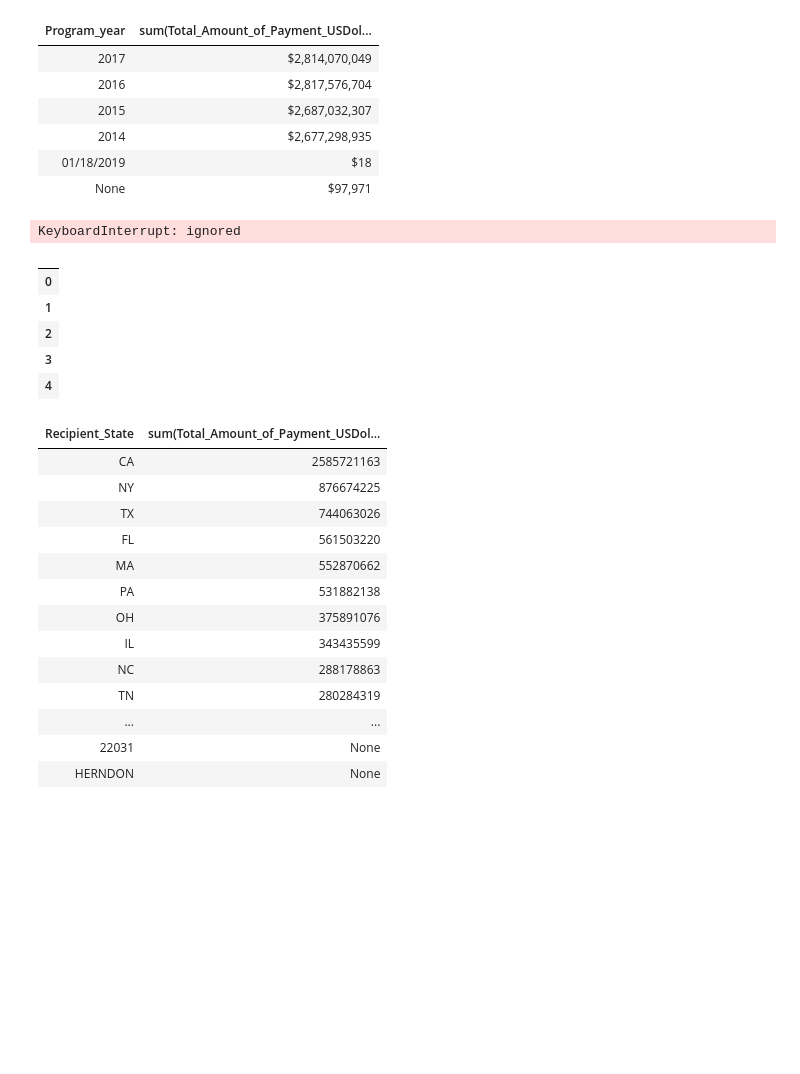
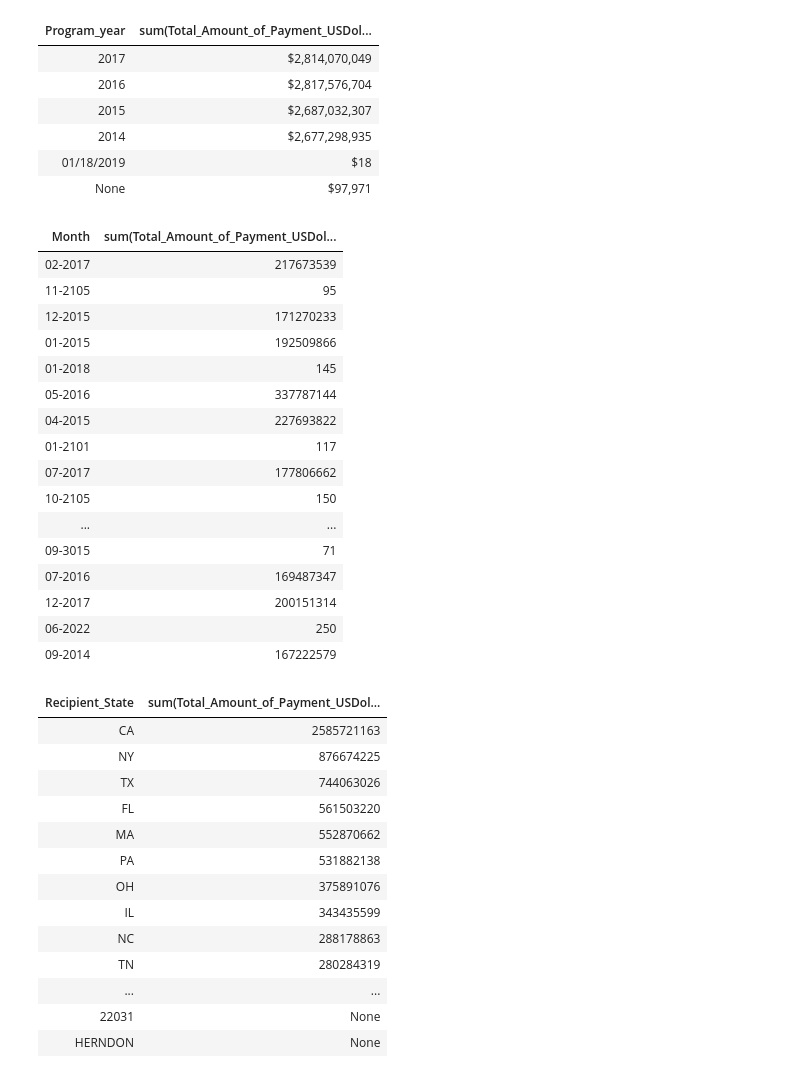
Before and after one commit to acportfolio/acportfolio, a Jupyter notebook: Apache_Spark_US_Health_Medicare_Payments_Exploratory_Data_Analysis.ipynb, the cells around one changed output. Saved outputs shown, nothing was run; the diff lists cells and outputs as text; code cells hidden in the pictures; blank space fills up the shorter version.

```diff
--- a/Apache_Spark_US_Health_Medicare_Payments_Exploratory_Data_Analysis.ipynb
+++ b/Apache_Spark_US_Health_Medicare_Payments_Exploratory_Data_Analysis.ipynb
@@ -207,30 +217,27 @@ df.groupby('Program_year').sum('Total_Amount_of_Payment_USDollars').orderBy('Pro
 | None | $97,971 |
 # %%
 #Chart Spending by Month
-ms_pdf = df.select(Func.date_format('Date_of_Payment','MM-yyyy').alias('Month'), 'Total_Amount_of_Payment_USDollars').groupby('Month').sum('Total_Amount_of_Payment_USDollars').toPandas().head()
+df.select(Func.date_format('Date_of_Payment','MM-yyyy').alias('Month'), 'Total_Amount_of_Payment_USDollars')\
+.groupby('Month').sum('Total_Amount_of_Payment_USDollars').toPandas().style.hide_index()\
+.set_properties(**{'background-color': 'lightgrey', 'color': 'Black','border-color': 'white', "text-align" : "right"})
 # %% [output]
-KeyboardInterrupt: ignored
+| Month | sum(Total_Amount_of_Payment_USDol... |
+| 02-2017 | 217673539 |
+| 11-2105 | 95 |
+| 12-2015 | 171270233 |
+| 01-2015 | 192509866 |
+| 01-2018 | 145 |
+| 05-2016 | 337787144 |
+| 04-2015 | 227693822 |
+| 01-2101 | 117 |
+| 07-2017 | 177806662 |
+| 10-2105 | 150 |
+| ... | ... |
+| 09-3015 | 71 |
+| 07-2016 | 169487347 |
+| 12-2017 | 200151314 |
+| 06-2022 | 250 |
+| 09-2014 | 167222579 |
-# %%
-# Line Chart Spending By Month
-import matplotlib.pyplot as plt
-plt.style.use('ggplot')
-
-
-#ms_pdf1 = ms_pdf.select('Month' >= Func.lit('01/2014'))   #.filter('Month' <= Func.lit('12/2017'))
-
-#ms_pdf1 = ms_pdf[(ms_pdf['Month'] > '1') & (df['date'] <= '2000-6-10')]
-
-ms_pdf1= ms_pdf[ms_pdf.Month[1-2014:12-2017]]
-ms_pdf1
-
-#plt.plot(ms_pdf1, 'Month', "sum(Total_Amount_of_Payment_USDollars")
-# %% [output]
-|  |
-| 0 |
-| 1 |
-| 2 |
-| 3 |
-| 4 |
 # %%
 #What is the Total Paymnents 2014 to 2016 by Recipient State?
 df.groupby('Recipient_State').sum('Total_Amount_of_Payment_USDollars').orderBy('sum(Total_Amount_of_Payment_USDollars)', ascending=False).toPandas()\
```
Also changed, not shown: parts of 21 cells of this notebook, 1 other file.
